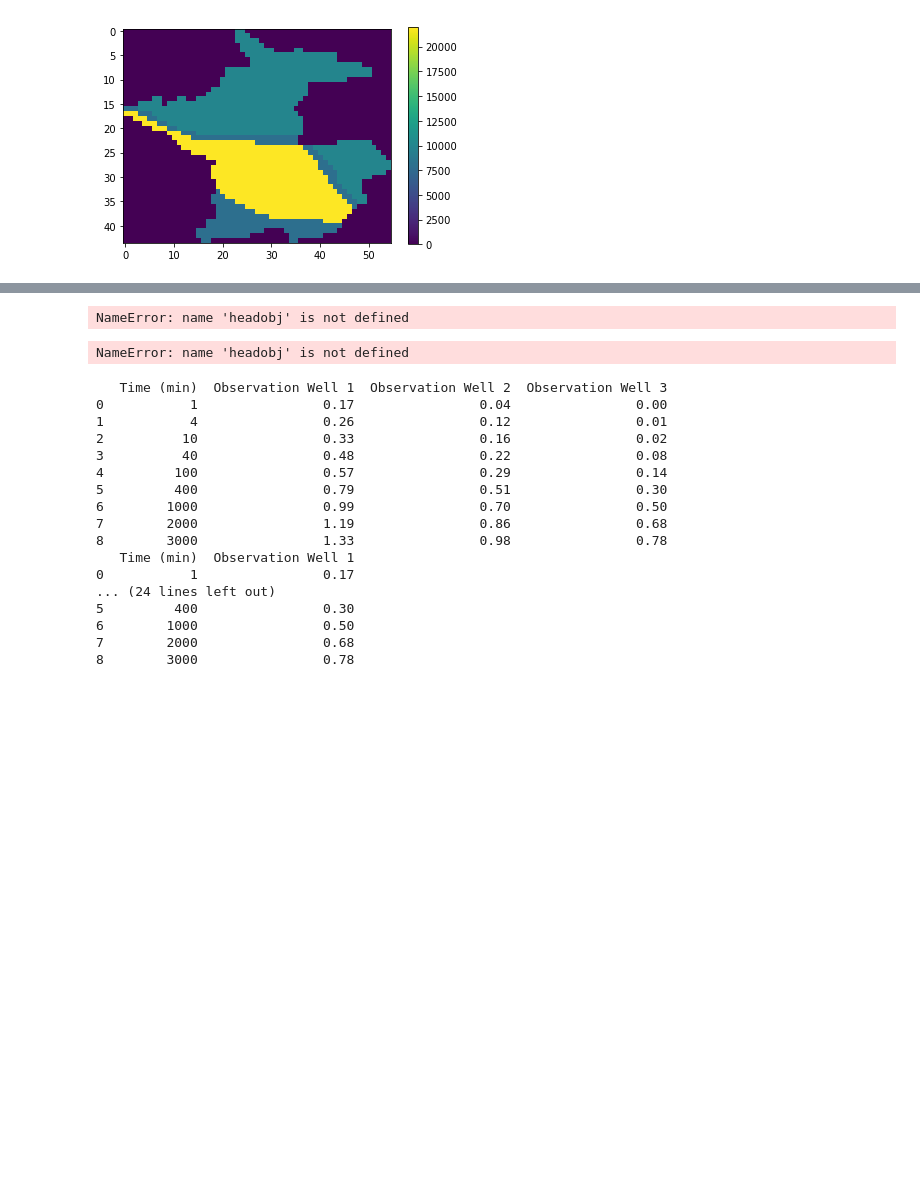
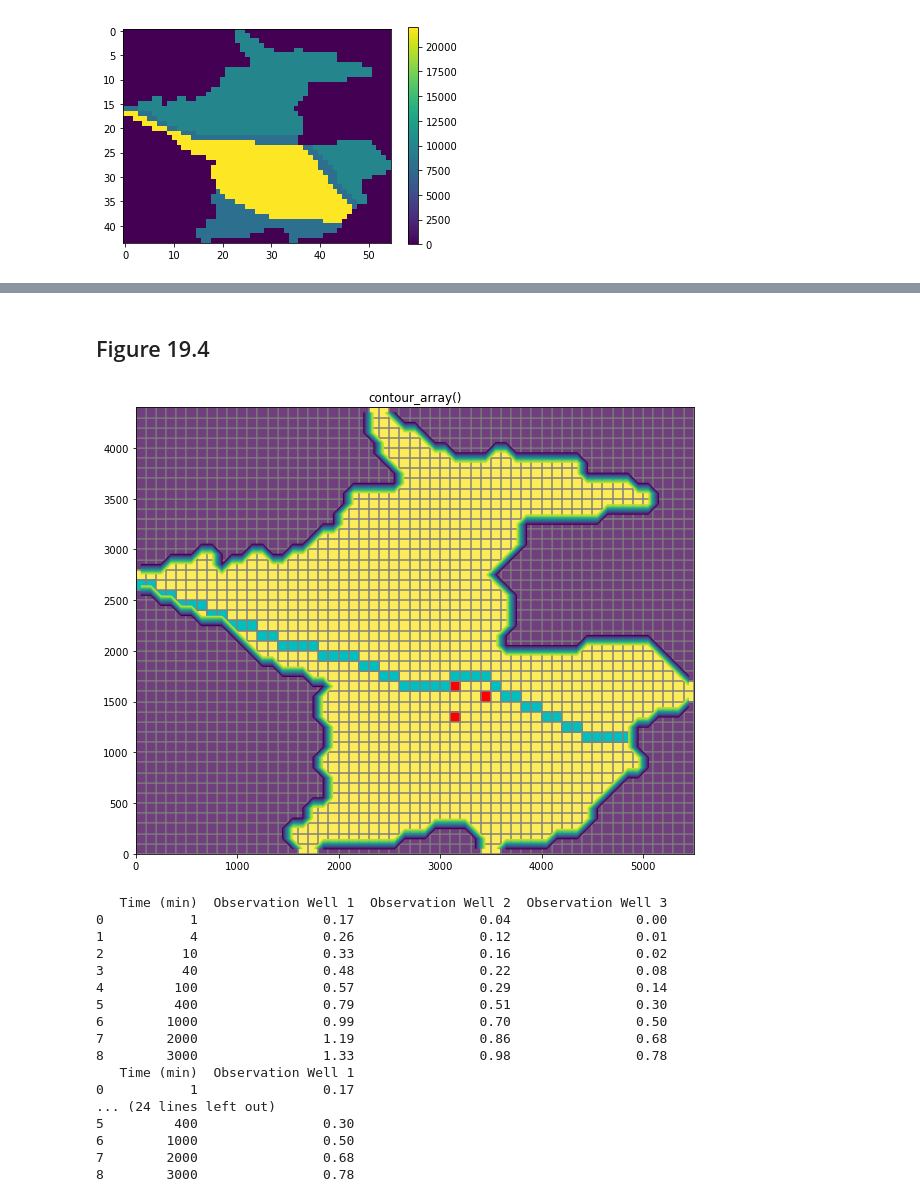
Before and after one commit to jordw22/modflow_epa, a Jupyter notebook: Notebooks/Problem 19 (Part b) - Application of a Groundwater Flow Model to a Water Supply Problem.ipynb, the cells around one changed output, grey strips where cells are left out. Saved outputs shown, nothing was run; the diff lists cells and outputs as text; code cells hidden in the pictures; blank space fills up the shorter version.

Commit message:
fixed the RIV package and ran model

```diff
--- a/Notebooks/Problem 19 (Part b) - Application of a Groundwater Flow Model to a Water Supply Problem.ipynb
+++ b/Notebooks/Problem 19 (Part b) - Application of a Groundwater Flow Model to a Water Supply Problem.ipynb
@@ -233,41 +249,24 @@ NameError: name 'idx' is not defined
+# %% [markdown]
+## Figure 19.4
 # %%
-fname = os.path.join(modelname, 'p19.cbc')
+fname = os.path.join(modelname, 'p19_pb.cbc')
 head = headobj.get_data(totim=times[-1])
 levels = np.linspace(head.min(), head.max(), 10)
 
 fig = plt.figure(figsize=(10, 10))
 
 #plot_array
 ax = fig.add_subplot(1, 1, 1, aspect='equal')
 ax.set_title('contour_array()')
 modelmap = flopy.plot.ModelMap(model=mf)
 quadmesh = modelmap.plot_ibound()
 quadmesh = modelmap.plot_array(head, masked_values=[999.], alpha=0.5)
 modelmap.plot_bc("WEL")
-modelmap.plot_bc("RIV", color='m')
+modelmap.plot_bc("RIV", color='c')
 linecollection = modelmap.plot_grid()
 contour_set = modelmap.contour_array(head, masked_values=[999.], levels=levels)
 # %% [output]
-NameError: name 'headobj' is not defined
+[figure, added]
-# %%
-fname = os.path.join(modelname, 'p19.cbc')
-head = headobj.get_data(totim=times[-1])
-levels = np.linspace(head.min(), head.max(), 10)
-
-fig = plt.figure(figsize=(10, 10))
-
-#plot_array
-ax = fig.add_subplot(1, 2, 1, aspect='equal')
-ax.set_title('contour_array()')
-modelmap = flopy.plot.ModelMap(model=mf)
-quadmesh = modelmap.plot_ibound()
-quadmesh = modelmap.plot_array(head, masked_values=[999.], alpha=0.5)
-modelmap.plot_bc("WEL")
-modelmap.plot_bc("RIV", color='m')
-linecollection = modelmap.plot_grid()
-contour_set = modelmap.contour_array(head, masked_values=[999.], levels=levels)
-# %% [output]
-NameError: name 'headobj' is not defined
 # %%
 #create different variables for each well so that you can plot them
 table2 = pd.read_csv('../Data/table19.2.csv')
```
Also changed, not shown: parts of 14 cells of this notebook.
